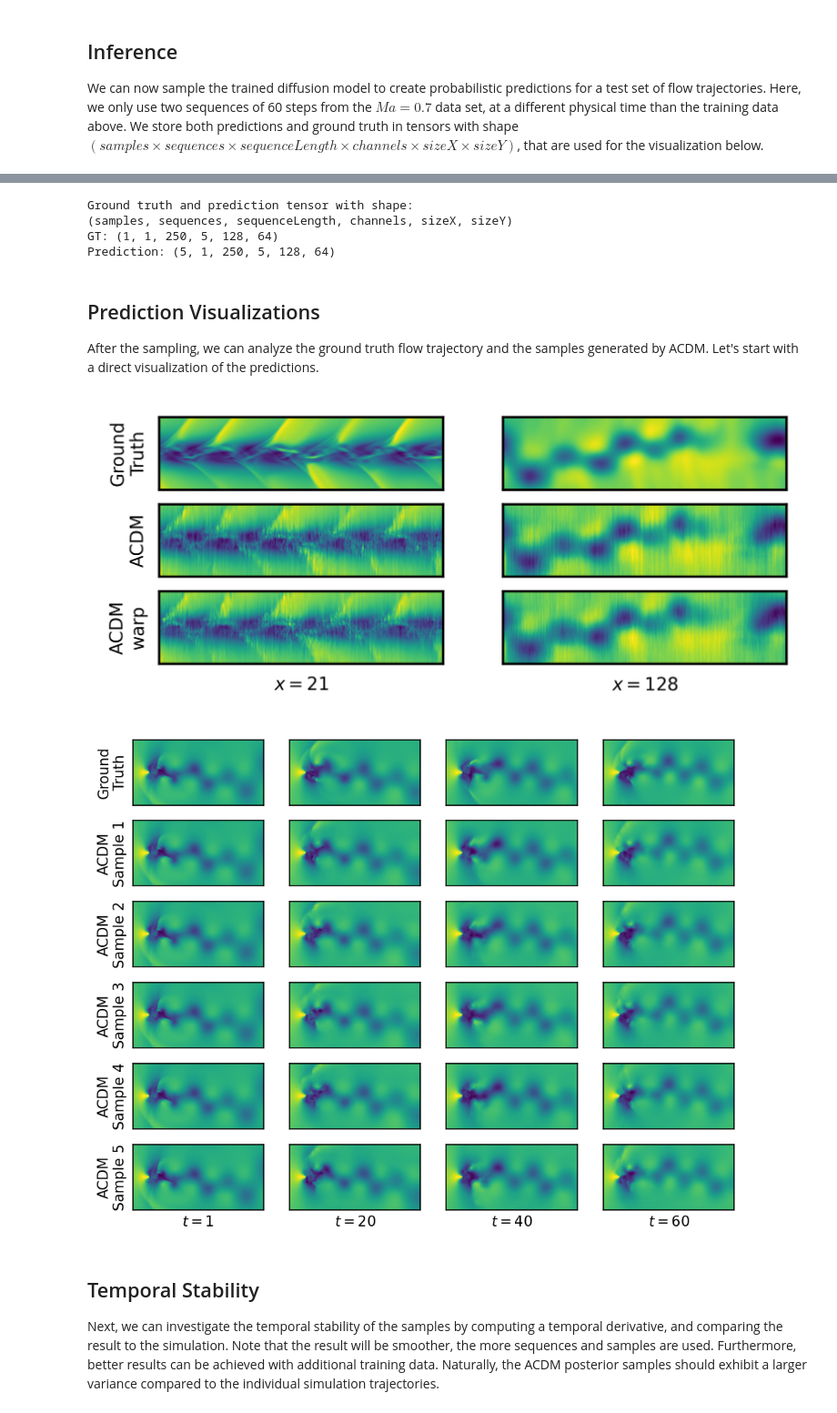
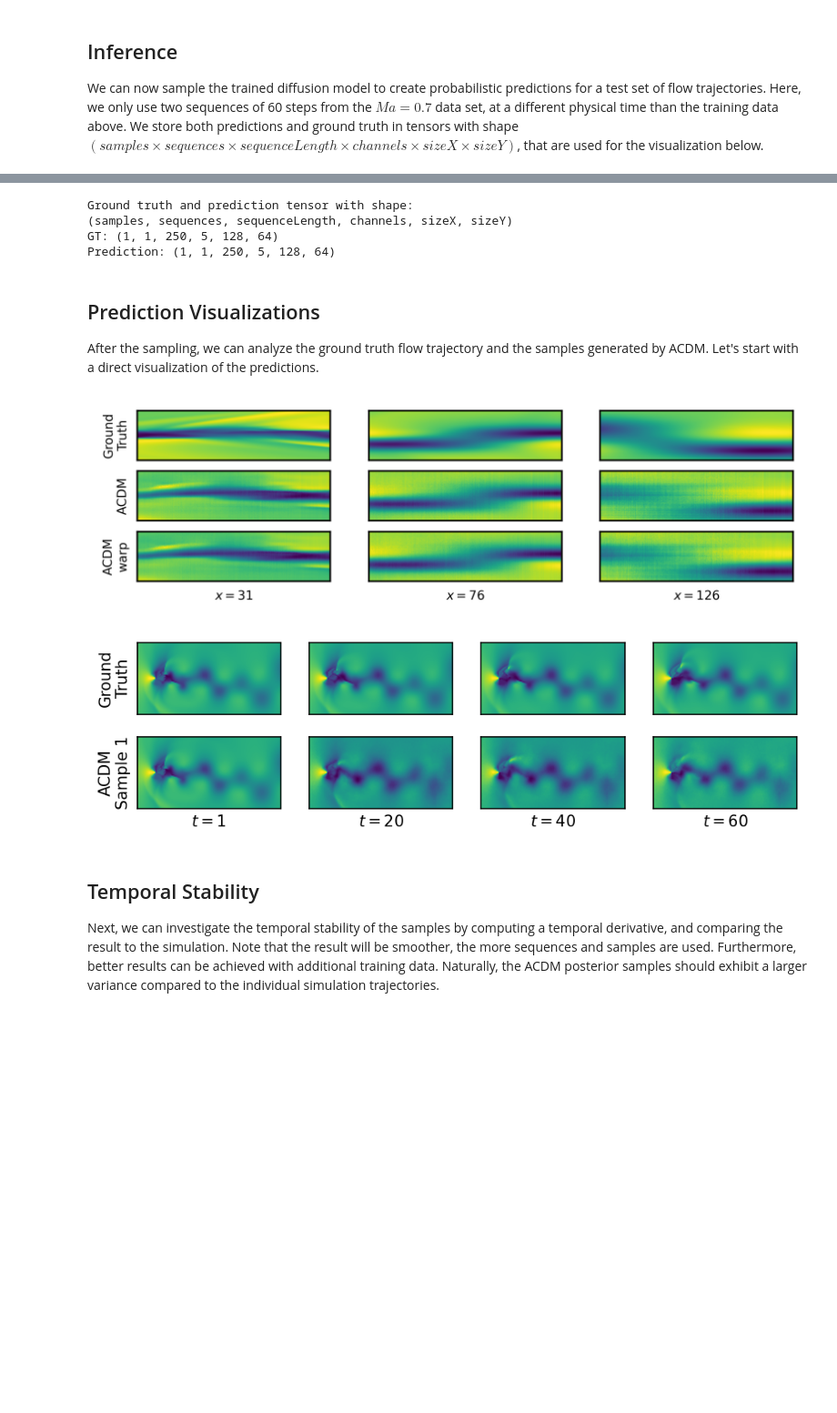
Before and after one commit to kidneybean-beef/autoreg-pde-diffusion, a Jupyter notebook: acdm-demo-supRes.ipynb, the cells around one changed output, grey strips where cells are left out. Shown at 91% size. Saved outputs shown, nothing was run; the diff lists cells and outputs as text; code cells hidden in the pictures; blank space fills up the shorter version.

Commit message:
CHG: slow motion fix

```diff
--- a/acdm-demo-supRes.ipynb
+++ b/acdm-demo-supRes.ipynb
@@ -707,8 +711,8 @@ class NoiseWarper(object):
         noise_up = warp.upsample_noise_cond(noise, up_level)
         res_up_x = math.spatial(noise_up).get_size('x')
         res_up_y = math.spatial(noise_up).get_size('y')
-
-        rast_out = warp.rasterize(vtx_pos, raster_mesh.verts, [res_up_x,res_up_y], context)
+        # rast_out = warp.rasterize(vtx_pos, raster_mesh.verts, [res_up_x,res_up_y], context)
+        rast_out = warp.rasterize(vtx_pos.to(torch.float32), raster_mesh.verts.to(torch.int32), [res_up_x,res_up_y], context)
         noise_warped = warp.transport_noise(noise_up, [raster_mesh.res_x,raster_mesh.res_y], rast_out, raster_mesh.p_level)
 
         return noise_warped
@@ -980,8 +984,8 @@ Feel free to skip this step entirely, if you don't want to train the network. Yo
 device = "cuda" if torch.cuda.is_available() else "cpu"
 print("Training device: %s" % device)
 
-path_model = "./models/acdm_sup-res_diff-20-input-3_down-16/model_states"
-path_opt = "./models/acdm_sup-res_diff-20-input-3_down-16/opt_states"
+path_model = "./models/acdm_sup-res_diff-20-input-1_slow_down-16/model_states"
+path_opt = "./models/acdm_sup-res_diff-20-input-1_slow_down-16/opt_states"
 if not (os.path.exists(path_model) & os.path.exists(path_opt)):
     os.makedirs(path_model)
     os.makedirs(path_opt)
@@ -1001,7 +1005,7 @@ else:
     epochs = 10000 # train from scratch for large number of epochs
     lr = 0.0001 # larger learning rate for training from scratch
 
-INPUT_STEPS_K = 3
+INPUT_STEPS_K = 1
 sequenceLength = [INPUT_STEPS_K + 1, 1] # 1 for sup-res task
 # sequenceLength = [3,2] # three timesteps (two input steps and one target step) with a temporal stride of 2
 simFields = ["dens", "pres"] # the provided data set contains velocity (implict), as well as density and pressure values
@@ -1013,8 +1017,8 @@ diffusionSteps = 20 # the provided model checkpoint was pretrained on 20 diffusi
 
 # for super-resolution
 SCALE_FACTOR=16
-trainSet = TurbulenceDataset("Training", ["data"], filterTop=["128_small_tra_down_16"], filterSim=[[0]], excludefilterSim=False, filterFrame=[(250,1000)],
-                sequenceLength=[sequenceLength], randSeqOffset=True, simFields=simFields, simParams=simParams, printLevel="sim",filterTopSuperRes=["128_small_tra"])
+trainSet = TurbulenceDataset("Training", ["data"], filterTop=["128_small_tra_slow_down_16"], filterSim=[[0]], excludefilterSim=False, filterFrame=[(250,1000)],
+                sequenceLength=[sequenceLength], randSeqOffset=True, simFields=simFields, simParams=simParams, printLevel="sim",filterTopSuperRes=["128_small_tra_slow"])
 
 # trainSet = TurbulenceDataset("Training", ["data"], filterTop=["128_small_tra_down"], filterSim=[[0]], excludefilterSim=False, filterFrame=[(250,1000)],
 #                 sequenceLength=[sequenceLength], randSeqOffset=True, simFields=simFields, simParams=simParams, printLevel="sim")
@@ -1134,15 +1138,15 @@ device = "cuda" if torch.cuda.is_available() else "cpu"
 epoch_models = [int(re.findall(r"\d+", i)[0]) for i in os.listdir(path_model)]
 epoch_last = max(epoch_models)
 
-numSamples = 5
+numSamples = 1
 sequenceLength = [250,1]
 DT = 0.0000083960 * 50 * 340.3 * sequenceLength[1] # consider also the seqSkip
 simFields = ["dens", "pres"]
 simParams = ["mach"]
 # diffusionSteps = 20
 
-testSet = TurbulenceDataset("Test", ["data"], filterTop=["128_small_tra_down_16"], filterSim=[[0]], excludefilterSim=False, filterFrame=[(0,250)],
-                sequenceLength=[sequenceLength], randSeqOffset=False, simFields=simFields, simParams=simParams, printLevel="sim",filterTopSuperRes=["128_small_tra"])
+testSet = TurbulenceDataset("Test", ["data"], filterTop=["128_small_tra_slow_down_16"], filterSim=[[0]], excludefilterSim=False, filterFrame=[(0,250)],
+                sequenceLength=[sequenceLength], randSeqOffset=False, simFields=simFields, simParams=simParams, printLevel="sim",filterTopSuperRes=["128_small_tra_slow"])
 testSet.transform = DataTransforms(normalizeMode="traMixed", simFields=simFields, simParams=simParams)
 testSet.printDatasetInfo()
 testSampler = SequentialSampler(testSet)
@@ -1172,7 +1176,7 @@ model_warp.to(device)
 model_warp.noise_warper.velNormMean = math.tensor([testSet.transform.normMean[0],testSet.transform.normMean[1]], math.channel(vector='x,y'))
 model_warp.noise_warper.velNormStd = math.tensor([testSet.transform.normStd[0],testSet.transform.normStd[1]], math.channel(vector='x,y'))
 
-gtSet = TurbulenceDataset("Gt", ["data"], filterTop=["128_small_tra"], filterSim=[[0]], excludefilterSim=False, filterFrame=[(0,250)],
+gtSet = TurbulenceDataset("Gt", ["data"], filterTop=["128_small_tra_slow"], filterSim=[[0]], excludefilterSim=False, filterFrame=[(0,250)],
                 sequenceLength=[sequenceLength], randSeqOffset=False, simFields=simFields, simParams=simParams, printLevel="sim")
 gtSet.transform = DataTransforms(normalizeMode="traMixed", simFields=simFields, simParams=simParams)
 gtSampler = SequentialSampler(gtSet)
@@ -1185,12 +1189,13 @@ print("\nStarting sampling...")
 pred = []
 pred_warp = []
 noises_used = []
-
+noise_initials = []
 
 with torch.no_grad():
     for s, sample in enumerate(testLoader, 0):
         # gt += [sample["data"].unsqueeze(0).cpu().numpy()]
         noise_initial = math.random_normal(math.batch(b=numSamples),math.channel(c=shape_data[1]),math.spatial(x=shape_data[2],y=shape_data[3])) # reuse batch dim for samples
+        noise_initials.append(noise_initial)
         noise_in = noise_initial
         d = sample["data"].to(device).repeat(numSamples,1,1,1,1) # reuse batch dim for samples
 
@@ -1275,7 +1285,7 @@ print("Prediction: %s" % str(pred.shape))
 Ground truth and prediction tensor with shape:
 (samples, sequences, sequenceLength, channels, sizeX, sizeY)
 GT: (1, 1, 250, 5, 128, 64)
-Prediction: (5, 1, 250, 5, 128, 64)
+Prediction: (1, 1, 250, 5, 128, 64)
 # %% [markdown]
 ## Prediction Visualizations
 
@@ -1288,8 +1298,10 @@ field = 3 # velocity_x (0), velocity_y (1), density (2), or pressure (3)
 predPart = pred[samples]
 predPartWarp = pred_warp[samples]
 gtPred = np.concatenate([gt[:,sequence,timeSteps,field], predPart[:,sequence,timeSteps,field],predPartWarp[:,sequence,timeSteps,field]])
-checkPos = [20,127]
+checkPos = [30,75,125]
 gtPred = np.transpose(gtPred[:,:,checkPos],(0,2,1,3))
+
+gtPred = gtPred[:,:,INPUT_STEPS_K:sequenceLength[0],:]
 # %%
 fig, axs = plt.subplots(nrows=gtPred.shape[0], ncols=len(checkPos), figsize=(gtPred.shape[1]*1.9, gtPred.shape[0]*0.5), dpi=500, squeeze=False)
 
@@ -1310,35 +1322,36 @@ for i in range(gtPred.shape[0]):
 
 plt.show()
 # %% [output]
-[figure, old version]
+[figure, new version]
 # %%
 sequence = 0
 # samples = [0,4]
-samples = [0,1,2,3,4]
+# samples = [0,1,2,3,4]
+samples = [0]
 timeSteps = [0,19,39,59]
 field = 3 # velocity_x (0), velocity_y (1), density (2), or pressure (3)
 
 predPart = pred[samples]
 gtPred = np.concatenate([gt[:,sequence,timeSteps,field], predPart[:,sequence,timeSteps,field]])
 
 fig, axs = plt.subplots(nrows=gtPred.shape[0], ncols=gtPred.shape[1], figsize=(gtPred.shape[1]*1.9, gtPred.shape[0]), dpi=150, squeeze=False)
 
 for i in range(gtPred.shape[0]):
     for j in range(gtPred.shape[1]):
         if i == gtPred.shape[0]-1:
             axs[i,j].set_xlabel("$t=%s$" % (timeSteps[j]+1), fontsize=10)
         if j == 0:
             if i == 0:
               axs[i,j].set_ylabel("Ground\nTruth", fontsize=10)
             else:
               axs[i,j].set_ylabel("ACDM\nSample %d" % i, fontsize=10)
         axs[i,j].set_xticks([])
         axs[i,j].set_yticks([])
         im = axs[i,j].imshow(gtPred[i][j].transpose(), interpolation="catrom", cmap="viridis")
 
 plt.show()
 # %% [output]
-[figure, old version]
+[figure, new version]
 # %% [markdown]
 ## Temporal Stability
 
```
Also changed, not shown: parts of 7 cells of this notebook, 3 other files.
